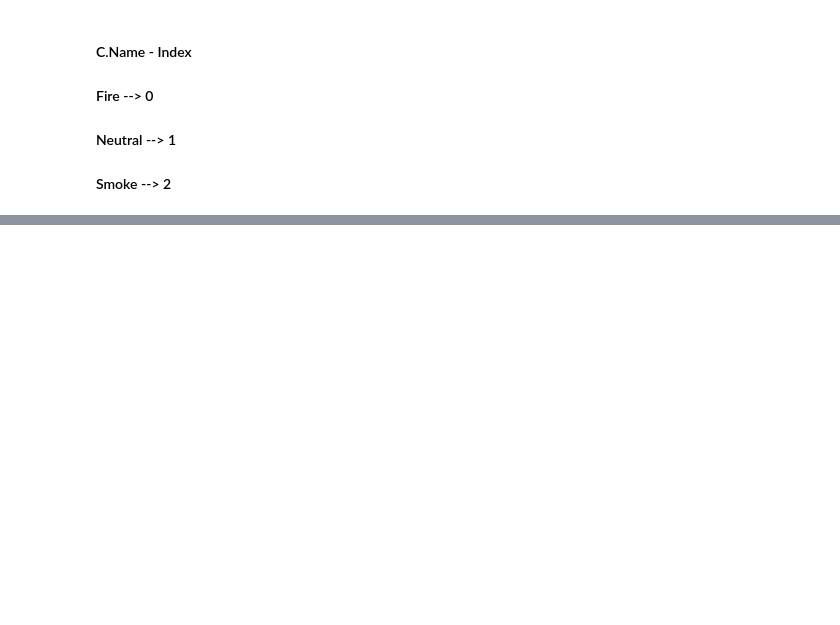
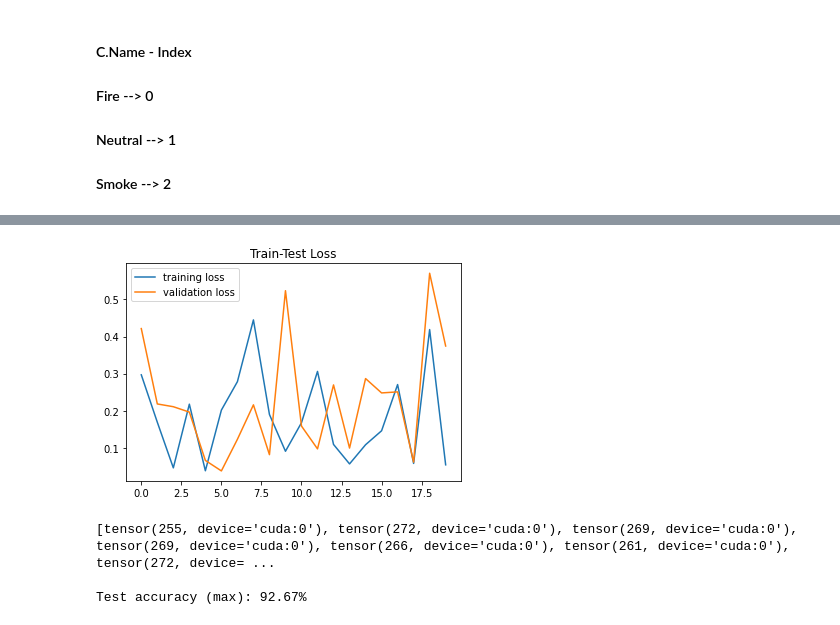
Before and after one commit to rifatislamomio/Neural-Net_Flame-Smoke-Detection, a Jupyter notebook: cse465-flame-smoke-detection.ipynb, the cells around one changed output, grey strips where cells are left out. Drawn from its saved outputs; the diff is of its cells as text; code cells hidden in the pictures; blank space fills up the shorter version.

Commit message:
Enhancement #6: Resnet implemented

```diff
--- a/cse465-flame-smoke-detection.ipynb
+++ b/cse465-flame-smoke-detection.ipynb
@@ -666,0 +509,5 @@ Predicted class: Smoke
+# %%
+modelResnet = models.resnet18(pretrained=True)
+
+for param in modelResnet.parameters():
+    param.requires_grad = False
@@ -666,0 +516,4 @@ Predicted class: Smoke
+# %%
+default_infeatures = modelResnet.fc.in_features
+modelResnet.fc = nn.Linear(default_infeatures, len(class_names))
+modelResnet.fc
@@ -666,0 +530,19 @@ Predicted class: Smoke
+# %%
+modelResnet = modelResnet.to(device)
+# %%
+#Hyper parameters
+resLR = 0.001
+resMomentum = 0.9
+resStepSize = 5
+resGamma = 0.1
+resEPOCH = 9
+RESSEED = 101
+
+torch.manual_seed(RESSEED)
+torch.cuda.manual_seed(RESSEED)
+
+criterion = nn.CrossEntropyLoss()
+#SGD as optimizer with lr and momentum
+optimizer = torch.optim.SGD(modelResnet.fc.parameters(), lr= resLR, momentum= resMomentum)
+# Exponential learning rate
+exp_lr_scheduler = torch.optim.lr_scheduler.StepLR(optimizer, step_size = resStepSize, gamma = resGamma)
@@ -666,0 +627,15 @@ Predicted class: Smoke
+# %%
+plt.plot(train_losses_resnet, label='training loss')
+plt.plot(test_losses_resnet, label='validation loss')
+plt.title('Train-Test Loss')
+plt.legend();
+# %% [output]
+[figure, added]
+# %%
+print(test_correct_resnet)
+test_data_size = len(test_data)
+print(f'\nTest accuracy (max): {np.array(test_correct_resnet).max().item()*100/test_data_size:.2f}%')
+# %% [output]
+[tensor(255, device='cuda:0'), tensor(272, device='cuda:0'), tensor(269, device='cuda:0'), tensor(269, device='cuda:0'), tensor(266, device='cuda:0'), tensor(261, device='cuda:0'), tensor(272, device= ...
+
+Test accuracy (max): 92.67%
```
Also changed, not shown: parts of 36 cells of this notebook.
